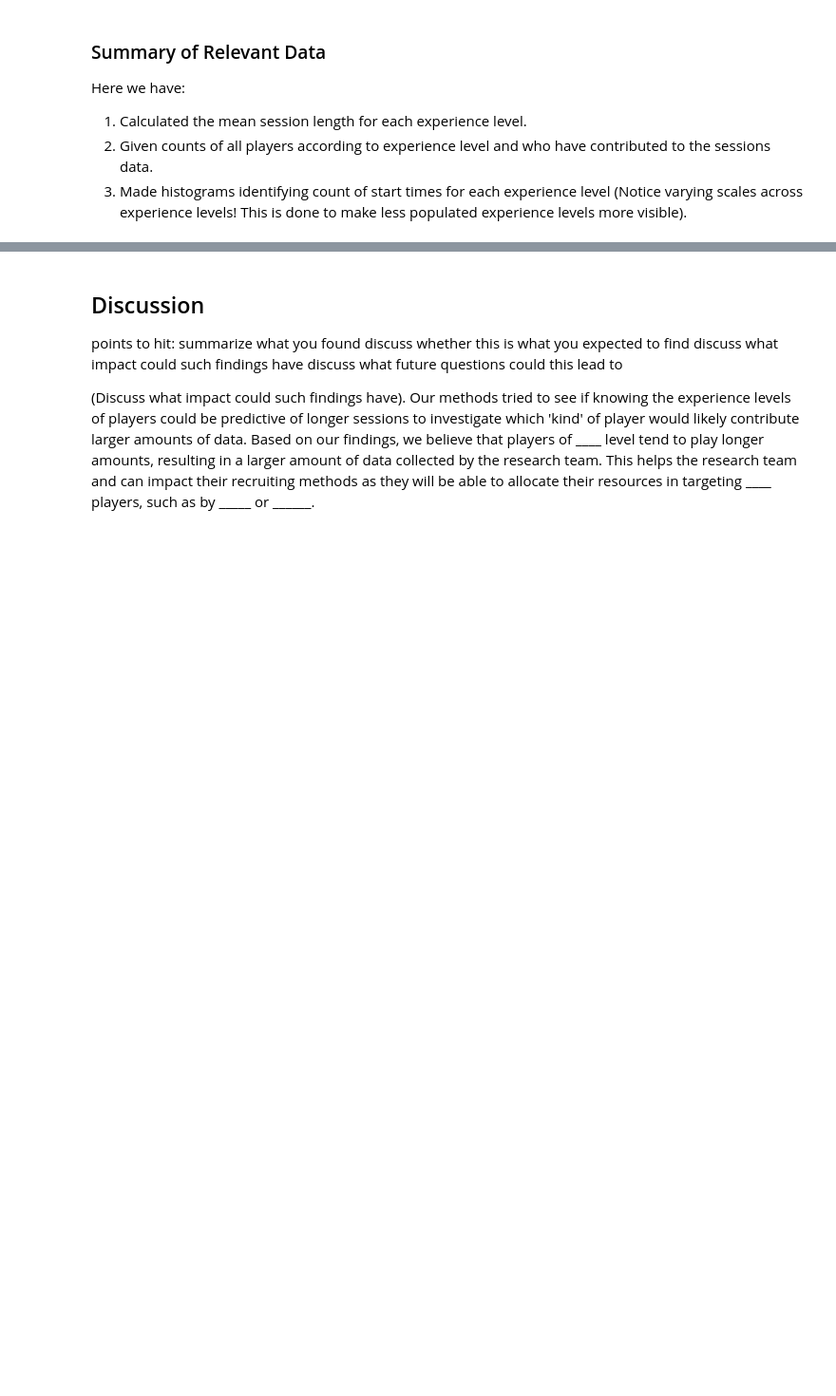
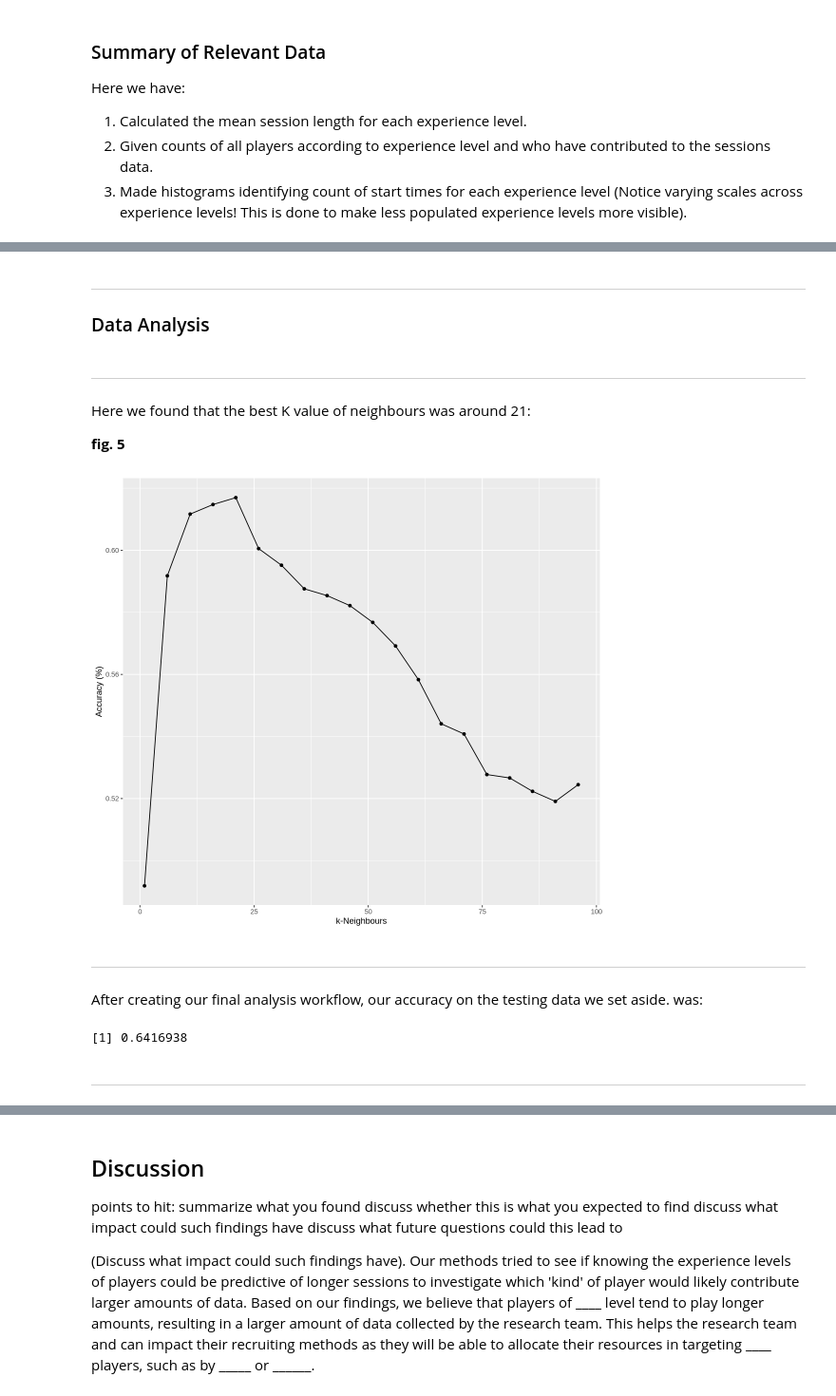
Before and after one commit to Booch58/Group-project, a Jupyter notebook: project_final_report.ipynb, the cells around one changed output, grey strips where cells are left out. Shown at 95% size. Drawn from its saved outputs; the diff is of its cells as text; code cells hidden in the pictures; blank space fills up the shorter version.

Commit message:
Created a full draft of the methods and analysis

```diff
--- a/project_final_report.ipynb
+++ b/project_final_report.ipynb
@@ -216,0 +232,42 @@ start_vs_end
+# %% [markdown]
+____
+### Data Analysis
+# %%
+set.seed(1122)
+named_split <- initial_split(named_sessions, 0.60)
+named_training <- training(named_split)
+named_testing <- testing(named_split)
+
+k_vals <- tibble(neighbors = seq(from = 1, to = 100, by = 5))
+named_vfold <- vfold_cv(named_training, v = 10, strata = experience)
+
+named_recipe <- recipe(experience ~ start_time + end_time, data = named_training) |>
+                    step_scale(all_predictors()) |>
+                    step_center(all_predictors())
+named_spec <- nearest_neighbor(weight_func = "rectangular", neighbors = tune()) |>
+                    set_engine("kknn") |>
+                    set_mode("classification")
+named_fit <- workflow() |>
+    add_recipe(named_recipe) |>
+    add_model(named_spec) |>
+    tune_grid(resamples = named_vfold, grid = k_vals) |>
+    collect_metrics()
+# %%
+k_plot <- named_fit |>
+    filter(.metric == "accuracy") |>
+    ggplot(aes(x=neighbors,y=mean)) +
+        geom_point() +
+        geom_line() +
+        labs(x="k-Neighbours",
+             y="Accuracy (%)")
+# %% [markdown]
+____
+Here we found that the best K value of neighbours was around 21:
+
+**fig. 5**
+# %%
+k_plot
+# %% [output]
+[figure, added]
+# %% [markdown]
+____
@@ -216,0 +294,8 @@ start_vs_end
+# %% [markdown]
+After creating our final analysis workflow, our accuracy on the testing data we set aside. was:
+# %%
+pull(accuracy)
+# %% [output]
+[1] 0.6416938
+# %% [markdown]
+____
```
Also changed, not shown: parts of 16 cells of this notebook.
